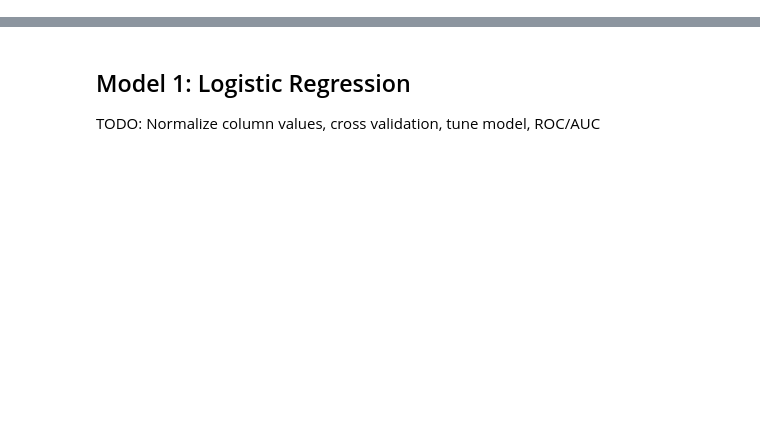
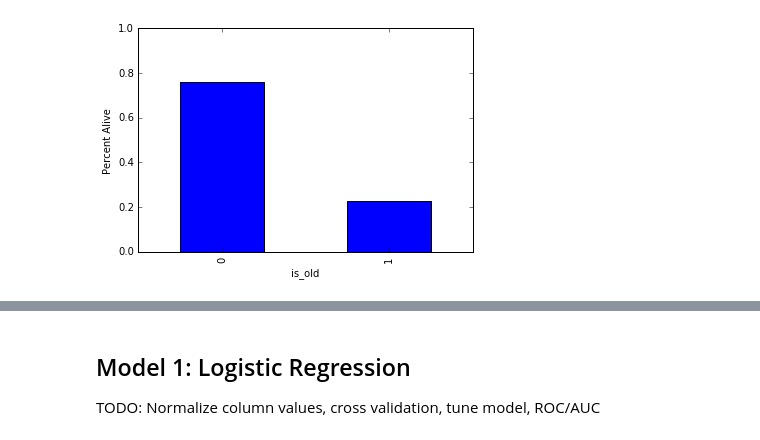
Before and after one commit to megano/storytelling, a Jupyter notebook: project/got_explore.ipynb, the cells around one changed output, grey strips where cells are left out. Drawn from its saved outputs; the diff is of its cells as text; code cells hidden in the pictures; blank space fills up the shorter version.

```diff
--- a/project/got_explore.ipynb
+++ b/project/got_explore.ipynb
@@ -65,0 +92,4 @@ df.drop(['S.No','actual','pred','alive','plod'],axis=1,inplace=True)
+# %%
+plot('is_old')
+# %% [output]
+[figure, added]
```
Also changed, not shown: parts of 20 cells of this notebook.
